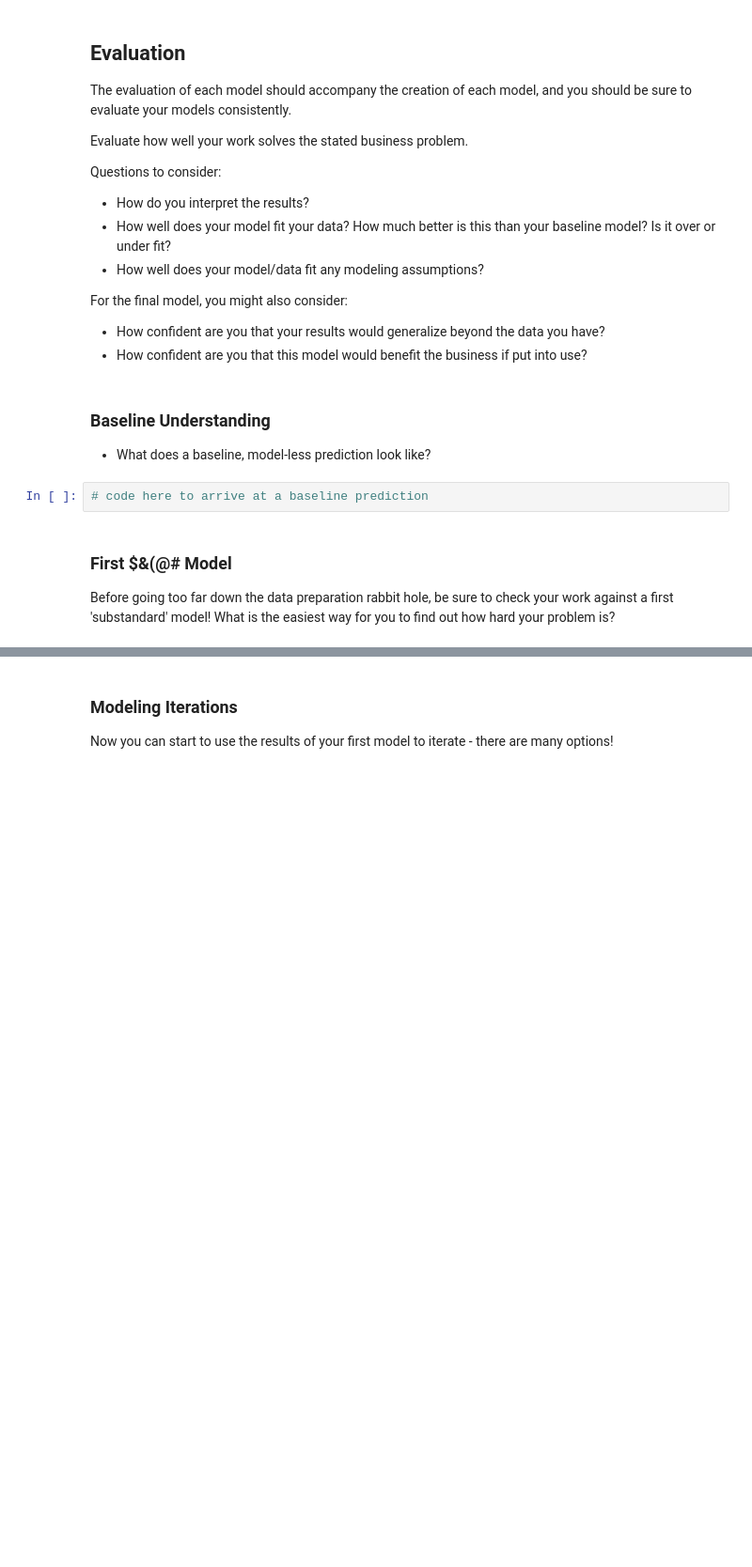
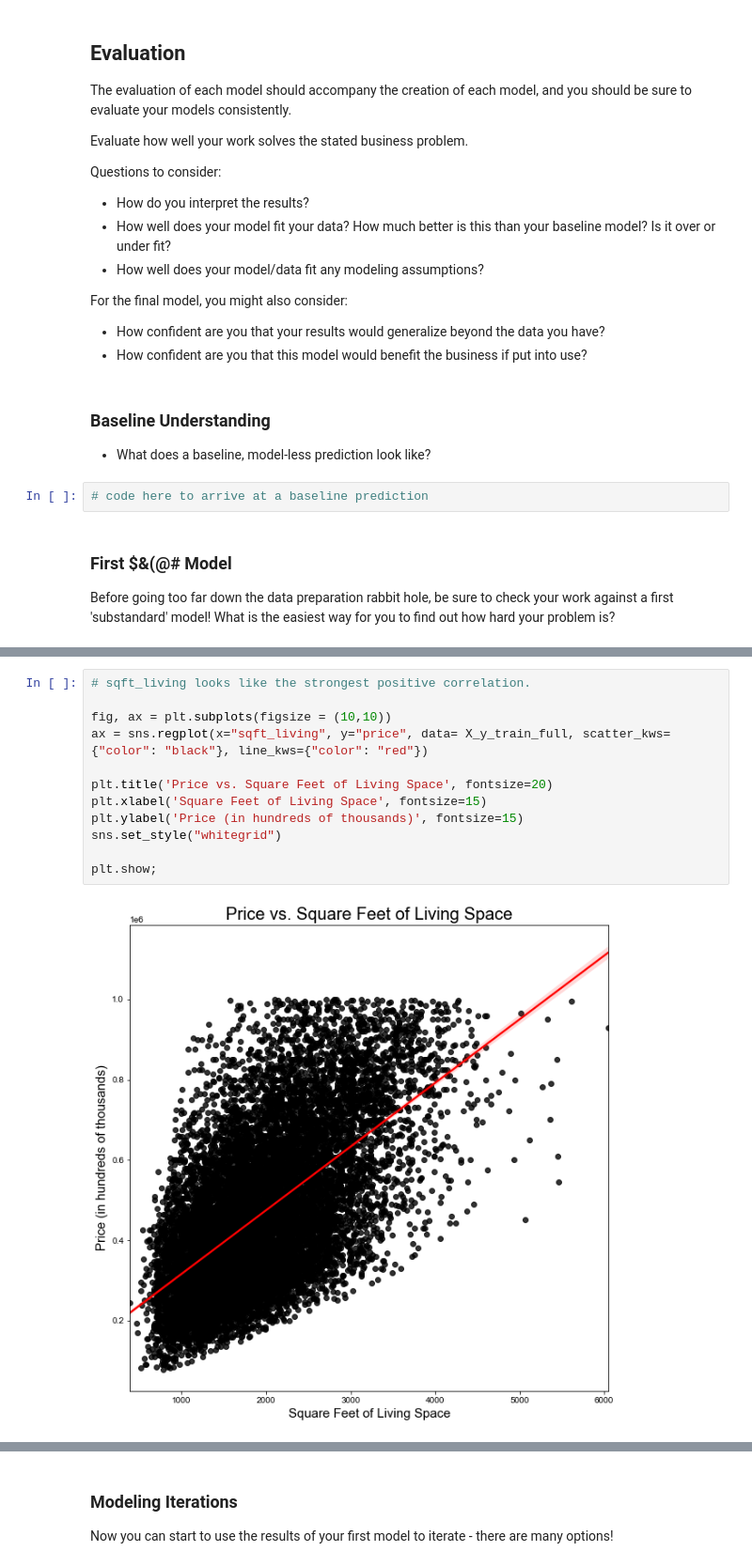
Before and after one commit to Shoemaker703/home_sales_analysis_project, a Jupyter notebook: Project2_final.ipynb, the cells around one changed output, grey strips where cells are left out. Shown: that part at 94% size. Saved outputs shown, nothing was run; the diff lists cells and outputs as text; blank space fills up the shorter version.

```diff
--- a/Project2_final.ipynb
+++ b/Project2_final.ipynb
@@ -340,0 +435,14 @@ Before going too far down the data preparation rabbit hole, be sure to check you
+# %%
+# sqft_living looks like the strongest positive correlation.
+
+fig, ax = plt.subplots(figsize = (10,10))
+ax = sns.regplot(x="sqft_living", y="price", data= X_y_train_full, scatter_kws={"color": "black"}, line_kws={"color": "red"})
+
+plt.title('Price vs. Square Feet of Living Space', fontsize=20)
+plt.xlabel('Square Feet of Living Space', fontsize=15)
+plt.ylabel('Price (in hundreds of thousands)', fontsize=15)
+sns.set_style("whitegrid")
+
+plt.show;
+# %% [output]
+[figure, added]
```
Also changed, not shown: parts of 53 cells of this notebook.
